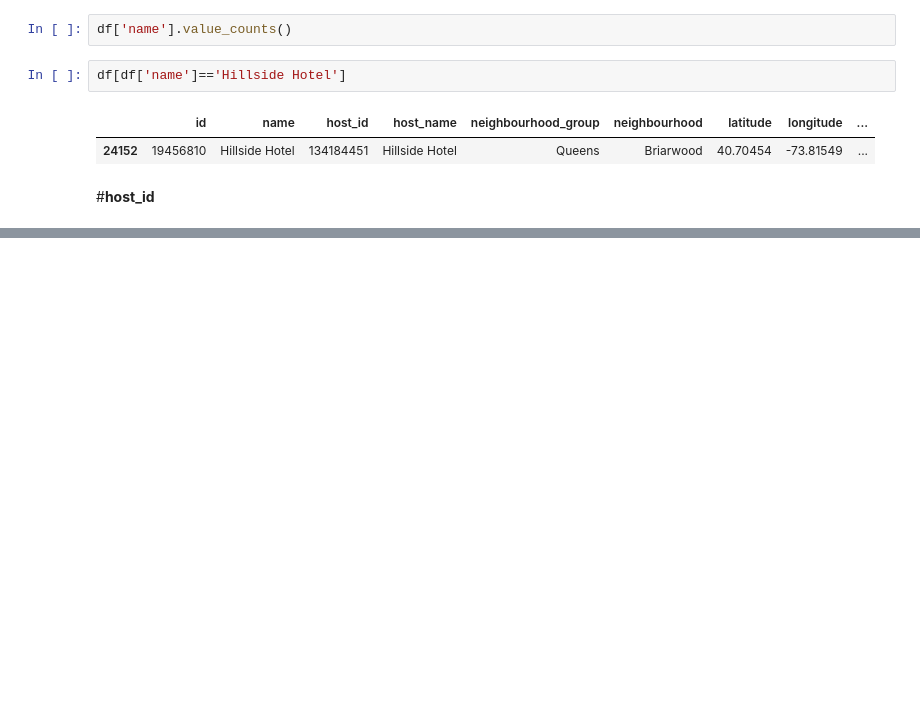
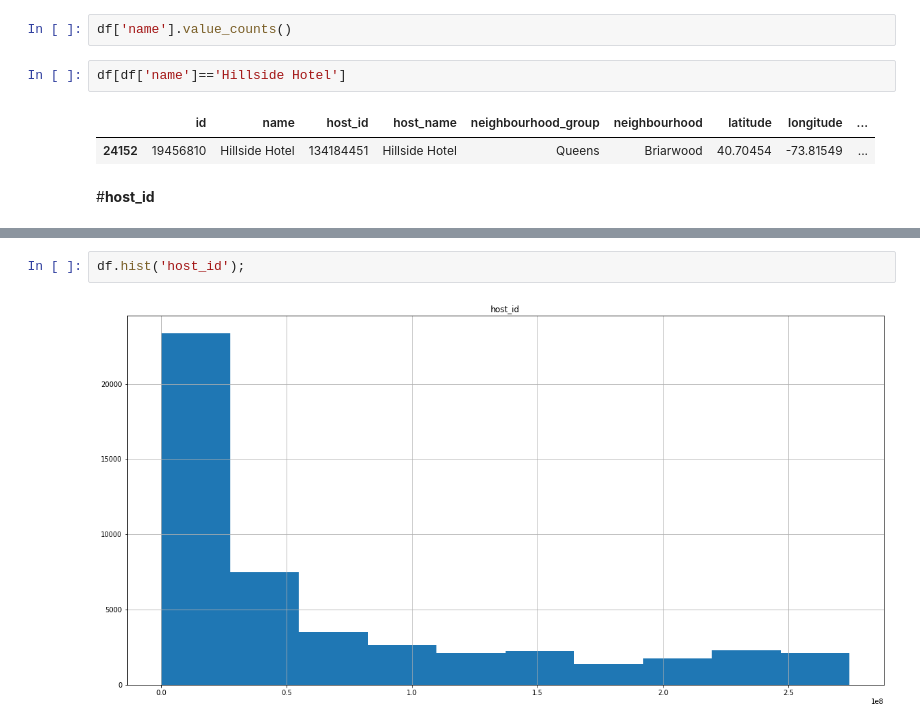
Before and after one commit to Gauravmehra1/Airbnb, a Jupyter notebook: Copy_of_Airbnb_Bookings_Analysis_Capstone_Project.ipynb, the cells around one changed output, grey strips where cells are left out. Cells and saved outputs as stored; diff of their text form; blank space fills up the shorter version.

```diff
--- a/Copy_of_Airbnb_Bookings_Analysis_Capstone_Project.ipynb
+++ b/Copy_of_Airbnb_Bookings_Analysis_Capstone_Project.ipynb
@@ -99,0 +133,4 @@ df['host_id'].value_counts()
+# %%
+df.hist('host_id');
+# %% [output]
+[figure, added]
```
Also changed, not shown: parts of 4 cells of this notebook.
